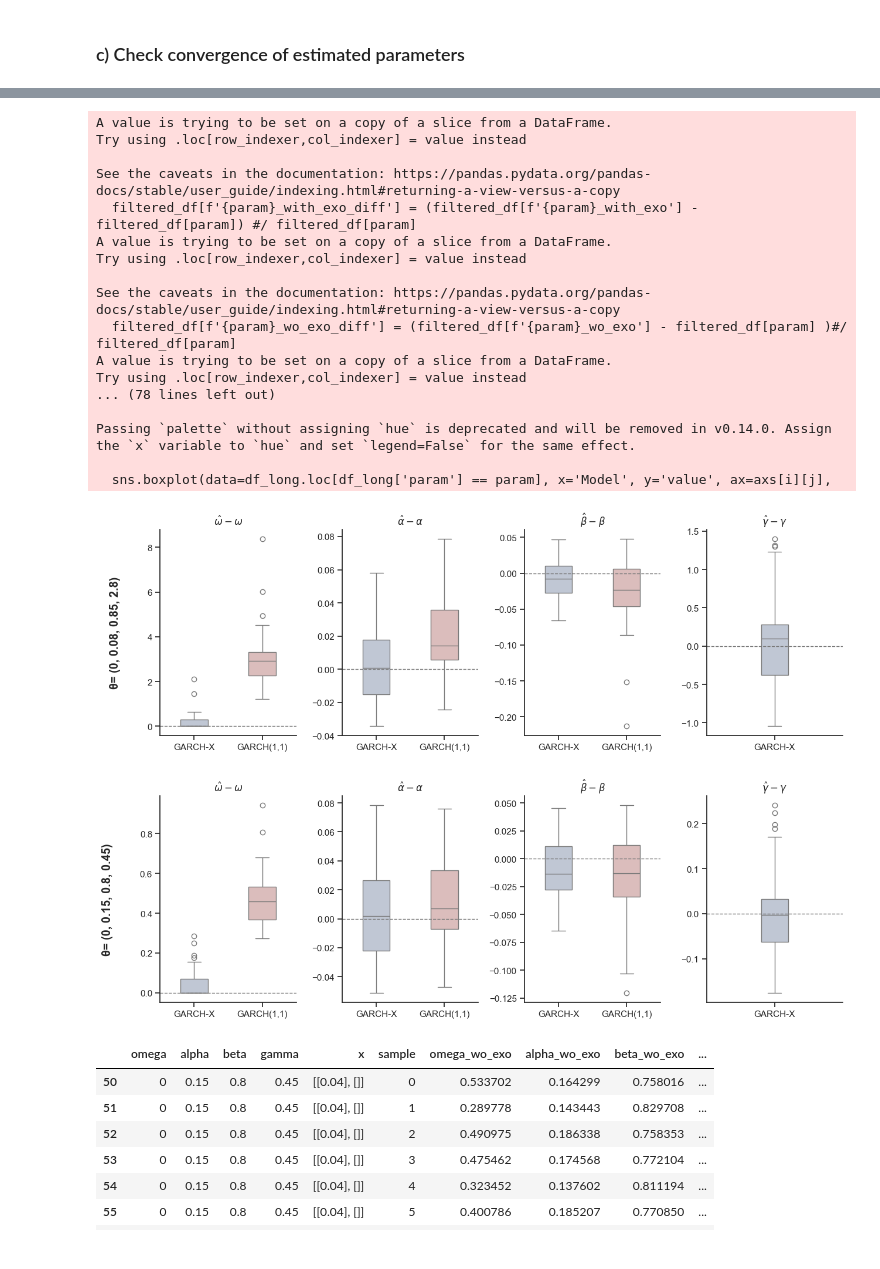
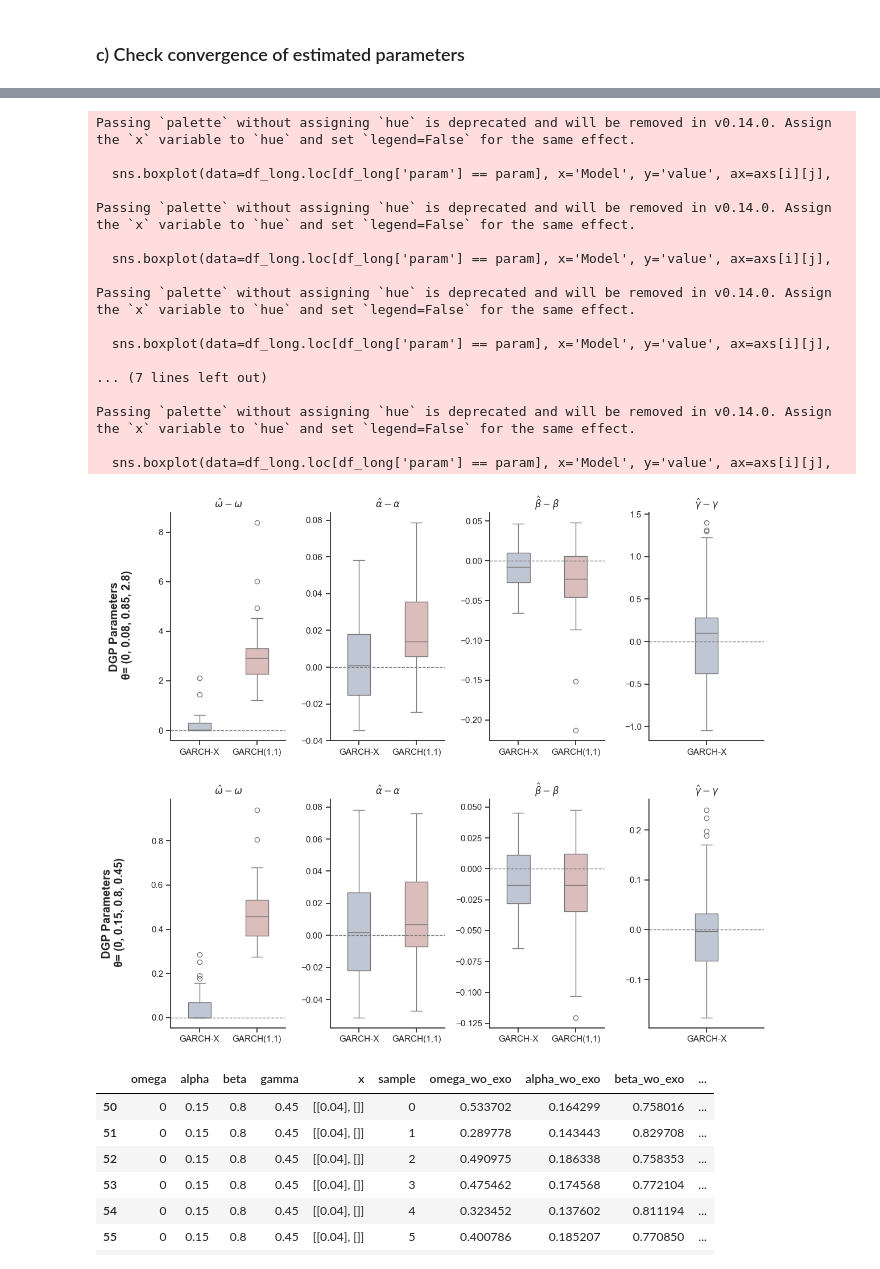
Before and after one commit to hwh1771/sentiment-analysis-volatility-forecasting, a Jupyter notebook: notebooks/05_simumlation_study.ipynb, the cells around one changed output, grey strips where cells are left out. Drawn from its saved outputs; the diff is of its cells as text; code cells hidden in the pictures.

```diff
--- a/notebooks/05_simumlation_study.ipynb
+++ b/notebooks/05_simumlation_study.ipynb
@@ -274,6 +278,11 @@ result_df.to_csv('../data/simulation_study_results_MA.csv')
 # Analysis of Results
 # %%
 result_df = pd.read_csv('../data/simulation_study_results_MA.csv')
+# %%
+for param in ['omega', 'alpha', 'beta', 'gamma']:
+    result_df[f"{param}_with_exo_error"] = result_df[f"{param}_with_exo"] - result_df[param]
+    if param != 'gamma':
+        result_df[f"{param}_wo_exo_error"] = result_df[f"{param}_wo_exo"] - result_df[param]
 # %%
 result_df
 # %% [output]
@@ -312,8 +314,8 @@ mse_df
 |  | 0.15 | 0.80 | 0.45 | 3.038797 | 2.764057 |
 # %%
 r = 3
-f, axs = plt.subplots(1, 2, figsize=(12, 8))
-f.suptitle(r"MSE of $\sigma^2$ for various DGP")
+f, axs = plt.subplots(1, 2, figsize=(12, 7))
+#f.suptitle(r"MSE of $\sigma^2$ for various DGP")
 
 for i, params in enumerate(spy_params):
     omega, alpha, beta, gamma = params
@@ -344,8 +346,8 @@ ll_df
 |  | 0.15 | 0.80 | 0.45 | -2900.341475 | -2890.897070 |
 # %%
 r = 3
-f, axs = plt.subplots(1, 2, figsize=(10,8))
-f.suptitle(r"Loglikelihood evaluate at the MLE for various DGP")
+f, axs = plt.subplots(1, 2, figsize=(12,7))
+#f.suptitle(r"Loglikelihood evaluate at the MLE for various DGP")
 for i, params in enumerate(spy_params):
 
     omega, alpha, beta, gamma = params
@@ -369,10 +371,9 @@ f.tight_layout()
 # %%
 param_agg = {}
 for param in ['omega', 'alpha', 'beta', 'gamma']:
-    param_agg[param + '_with_exo'] =  'std'
-    if param == 'gamma':
-        continue
-    param_agg[param + '_wo_exo'] = 'std'
+    if param != 'gamma':
+        param_agg[param + '_wo_exo_error'] = ['mean', 'std']
+    param_agg[param + '_with_exo_error'] =  ['mean', 'std']
 
 param_df = result_df.groupby(by=['omega', 'alpha', 'beta', 'gamma']).agg(param_agg) / np.sqrt(T)
 # %%
@@ -387,7 +387,7 @@ param_df
 # %%
 r = 2
 axis_color = 'gray'
-f, axs = plt.subplots(2, 4, figsize=(13, 9), constrained_layout=True)
+f, axs = plt.subplots(2, 4, figsize=(12, 10), constrained_layout=True)
 #f.suptitle(r"Difference between estimated parameter values and DGP parameter values")
 
 for i, params in enumerate(spy_params):
@@ -397,16 +397,16 @@ for i, params in enumerate(spy_params):
     filtered_df = result_df.loc[(result_df['omega'] == omega) & (result_df['alpha'] == alpha) &
                                 (result_df['beta'] == beta) & (result_df['gamma'] == gamma) & (result_df['without_exo_opt_suc']), :]
 
-    for param in ['omega', 'alpha', 'beta', 'gamma']:
-        filtered_df[f'{param}_with_exo_diff'] = (filtered_df[f'{param}_with_exo'] - filtered_df[param]) #/ filtered_df[param]
-        if param == 'gamma':
-            continue
-        filtered_df[f'{param}_wo_exo_diff'] = (filtered_df[f'{param}_wo_exo'] - filtered_df[param] )#/ filtered_df[param]
+    # for param in ['omega', 'alpha', 'beta', 'gamma']:
+    #     filtered_df[f'{param}_with_exo_diff'] = (filtered_df[f'{param}_with_exo'] - filtered_df[param]) #/ filtered_df[param]
+    #     if param == 'gamma':
+    #         continue
+    #     filtered_df[f'{param}_wo_exo_diff'] = (filtered_df[f'{param}_wo_exo'] - filtered_df[param] ) #/ filtered_df[param]
 
         # Melt the DataFrame to long format
-    df_long = filtered_df[['omega_with_exo_diff', 'omega_wo_exo_diff',
-        'alpha_with_exo_diff', 'alpha_wo_exo_diff', 'beta_with_exo_diff',
-        'beta_wo_exo_diff', 'gamma_with_exo_diff']].melt(var_name='parameter', value_name='value')
+    df_long = filtered_df[['omega_with_exo_error', 'omega_wo_exo_error',
+        'alpha_with_exo_error', 'alpha_wo_exo_error', 'beta_with_exo_error',
+        'beta_wo_exo_error', 'gamma_with_exo_error']].melt(var_name='parameter', value_name='value')
 
     # Extract the type (omega, alpha, beta, gamma) and whether it is 'with' or 'wo'
     df_long['param'] = df_long['parameter'].str.extract(r'^(omega|alpha|beta|gamma)')
@@ -418,49 +418,56 @@ for i, params in enumerate(spy_params):
         if param != 'gamma':
             sns.boxplot(data=df_long.loc[df_long['param'] == param], x='Model', y='value', ax=axs[i][j],
                         width=.4, palette="vlag")
+            axs[i][j].set_xticklabels(['GARCH-X', 'GARCH(1,1)'])
+            #axs[i][j].get_xticklabels()[0].set_color(sns.color_palette('vlag', 5)[0])
+            #axs[i][j].get_xticklabels()[1].set_color(sns.color_palette('vlag', 5)[4])
         else:
             sns.boxplot(data=df_long.loc[df_long['param'] == param], x='Model', y='value', ax=axs[i][j],
                         width=.2, color=sns.color_palette('vlag', 5)[1])
-
+            axs[i][j].set_xticklabels(['GARCH-X'])
+            #axs[i][j].get_xticklabels()[0].set_color(sns.color_palette('vlag', 5)[0])
         axs[i][j].set_xlabel('')
         if j == 0:
-            axs[i][j].set_ylabel(f"θ= {params}", size='large', labelpad=33, weight="bold")
+            axs[i][j].set_ylabel(f"DGP Parameters\n θ= {params}", size='large', labelpad=33, weight="bold")
         else:
             axs[i][j].set_ylabel('')
+
 
         axs[i][j].axhline(y=0, color="#7A7A7A", linestyle='--', linewidth=1)
         axs[i][j].set_title(label, weight="bold", size='medium')
 
 
-        axs[i][j].set_xticklabels(['GARCH-X', 'GARCH(1,1)'])
+
+
+        #axs[i][j].tick_params(axis='y', colors=sns.color_palette('vlag')[1])
 
         # Keep only left and bottom spines and set their color
         # axs[i][j].spines["left"].set_color(axis_color)
         # axs[i][j].spines["bottom"].set_color(axis_color)
         # axs[i][j].tick_params(axis='x', colors=axis_color)
         # axs[i][j].tick_params(axis='y', colors=axis_color)
 
 
 f.tight_layout(h_pad=2.7)
 # %% [output]
-A value is trying to be set on a copy of a slice from a DataFrame.
-Try using .loc[row_indexer,col_indexer] = value instead
+Passing `palette` without assigning `hue` is deprecated and will be removed in v0.14.0. Assign the `x` variable to `hue` and set `legend=False` for the same effect.
 
-See the caveats in the documentation: https://pandas.pydata.org/pandas-docs/stable/user_guide/indexing.html#returning-a-view-versus-a-copy
-  filtered_df[f'{param}_with_exo_diff'] = (filtered_df[f'{param}_with_exo'] - filtered_df[param]) #/ filtered_df[param]
-A value is trying to be set on a copy of a slice from a DataFrame.
-Try using .loc[row_indexer,col_indexer] = value instead
-
-See the caveats in the documentation: https://pandas.pydata.org/pandas-docs/stable/user_guide/indexing.html#returning-a-view-versus-a-copy
-  filtered_df[f'{param}_wo_exo_diff'] = (filtered_df[f'{param}_wo_exo'] - filtered_df[param] )#/ filtered_df[param]
-A value is trying to be set on a copy of a slice from a DataFrame.
-Try using .loc[row_indexer,col_indexer] = value instead
-... (78 lines left out)
+  sns.boxplot(data=df_long.loc[df_long['param'] == param], x='Model', y='value', ax=axs[i][j],
 
 Passing `palette` without assigning `hue` is deprecated and will be removed in v0.14.0. Assign the `x` variable to `hue` and set `legend=False` for the same effect.
 
   sns.boxplot(data=df_long.loc[df_long['param'] == param], x='Model', y='value', ax=axs[i][j],
+
+Passing `palette` without assigning `hue` is deprecated and will be removed in v0.14.0. Assign the `x` variable to `hue` and set `legend=False` for the same effect.
+
+  sns.boxplot(data=df_long.loc[df_long['param'] == param], x='Model', y='value', ax=axs[i][j],
+
+... (7 lines left out)
+
+Passing `palette` without assigning `hue` is deprecated and will be removed in v0.14.0. Assign the `x` variable to `hue` and set `legend=False` for the same effect.
+
+  sns.boxplot(data=df_long.loc[df_long['param'] == param], x='Model', y='value', ax=axs[i][j],
-[figure, old version]
+[figure, new version]
 # %%
 filtered_df
 # %% [output]
```
Also changed, not shown: parts of 8 cells of this notebook.
